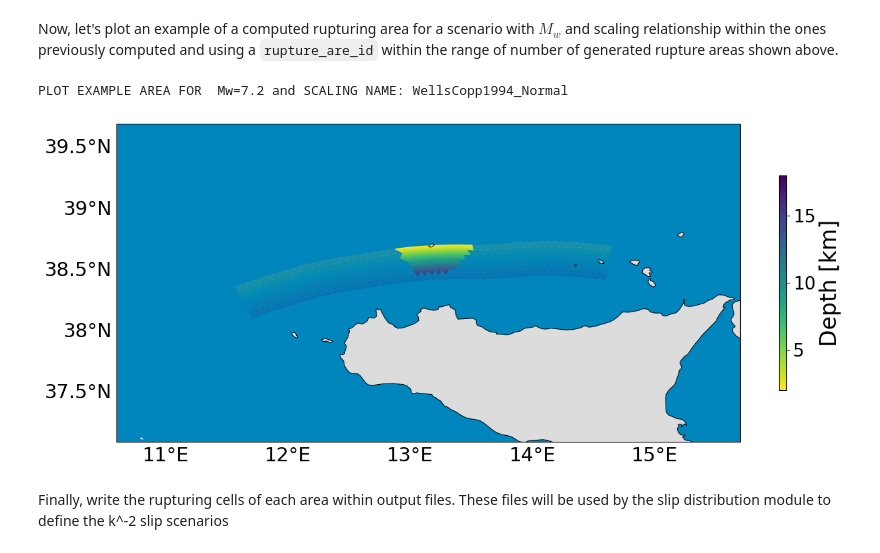
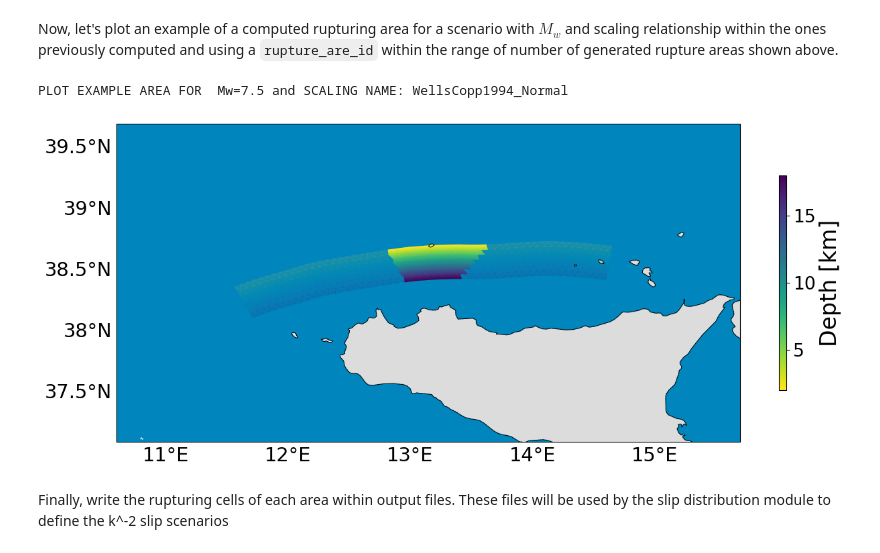
Before and after one commit to antonioscalaunina/pyANTI-FASc, a Jupyter notebook: bin/antifasc_main_Ex2.ipynb, the cells around one changed output. Cells and saved outputs as stored; diff of their text form; code cells hidden in the pictures.

```diff
--- a/bin/antifasc_main_Ex2.ipynb
+++ b/bin/antifasc_main_Ex2.ipynb
@@ -167,24 +164,24 @@ Mw=7.5, Name scaling: WellsCopp1994_Normal, N=32, N_all=32
 Now, let's plot an example of a computed rupturing area for a scenario with $M_w$ and scaling relationship within the ones  previously computed and using a `rupture_are_id` within the range of number of generated rupture areas shown above.
 # %%
 #plot example area for the specified combination of Mw and scaling name
-Mw=7.2
+Mw=7.5
 scaling='WellsCopp1994_Normal'
 Rupture_area_id=0
 
 print(f'PLOT EXAMPLE AREA FOR  Mw={Mw} and SCALING NAME: {scaling}')
 
 fig = plt.figure(figsize=(15, 15))
 subplots=111
 #generate default basemap
 fig,ax=Slab_obj.plot_basemap(fig,subplots)
 
 
 #plot rupturing area
 Slab_obj.plot_rupture_area(Mw,scaling,Rupture_area_id,ax,fig,True)
 #Slab_obj.plot_boundary(ax)
 # %% [output]
-PLOT EXAMPLE AREA FOR  Mw=7.2 and SCALING NAME: WellsCopp1994_Normal
+PLOT EXAMPLE AREA FOR  Mw=7.5 and SCALING NAME: WellsCopp1994_Normal
-[figure, old version]
+[figure, new version]
 # %% [markdown]
 Finally, write the rupturing cells of each area within output files. These files will be used by the slip distribution module to define the k^-2 slip scenarios
 # %%
```
Also changed, not shown: parts of 3 cells of this notebook, 3 other files.
